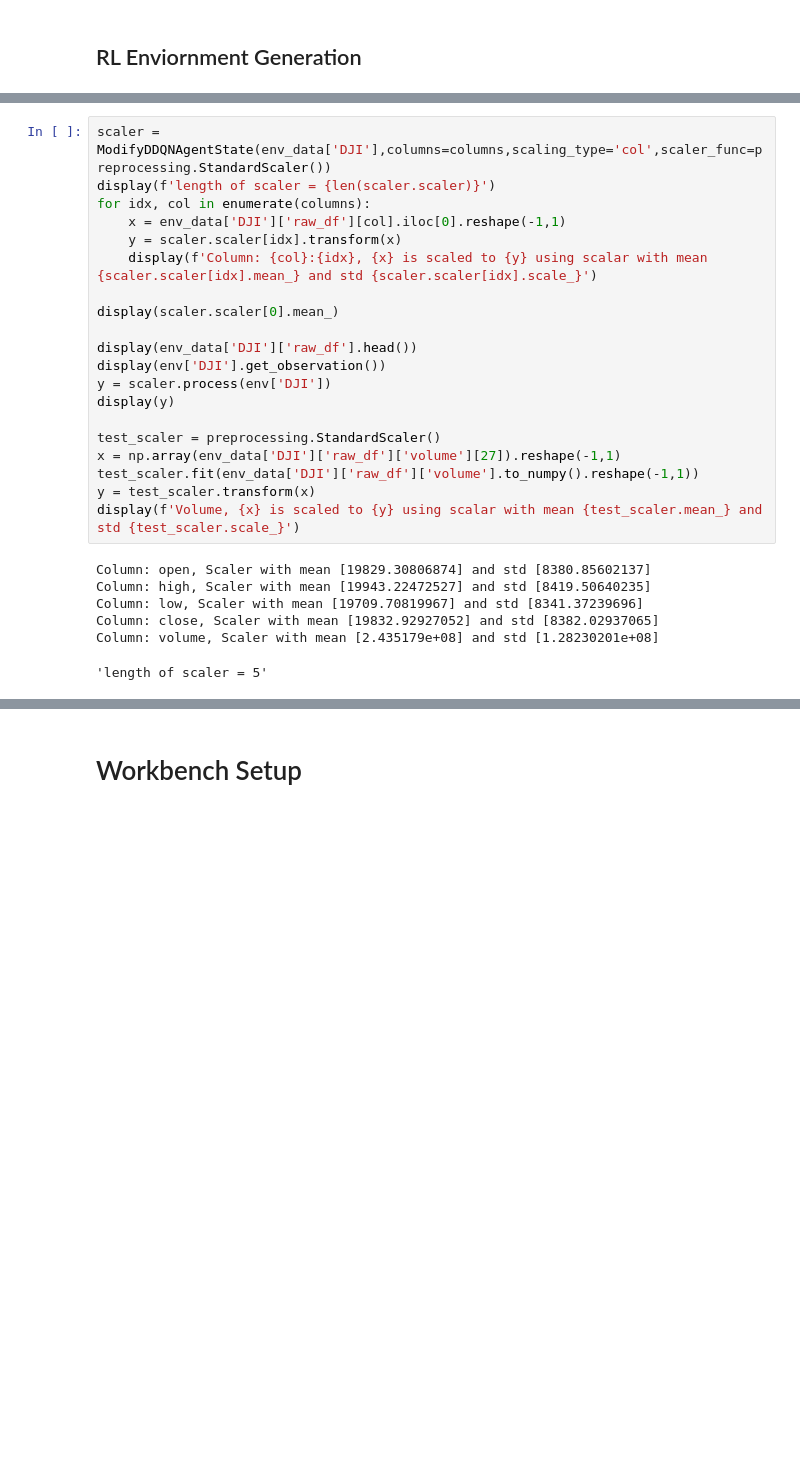
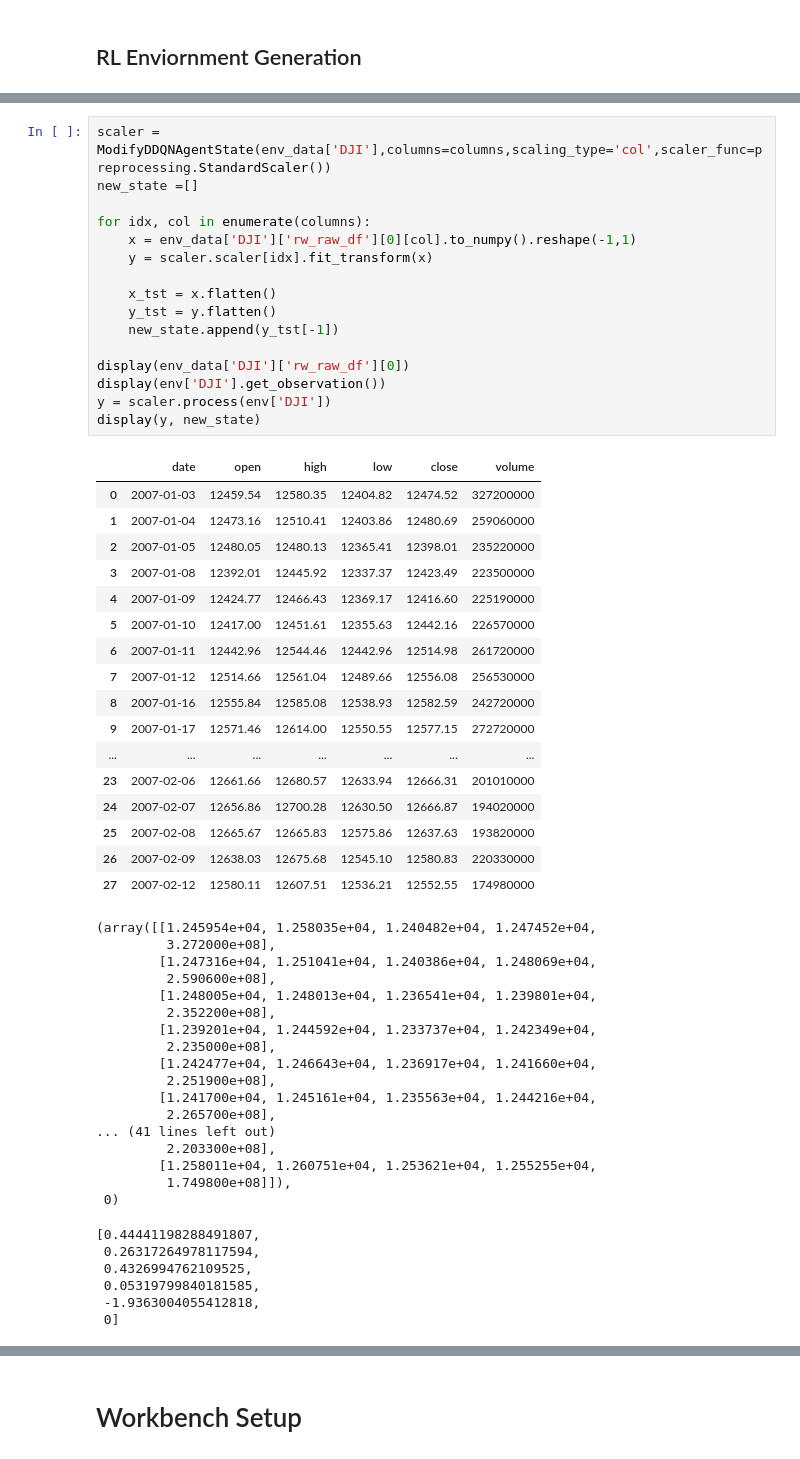
Before and after one commit to CodeBeckZero/MADDQN, a Jupyter notebook: single_agent_work_bench.ipynb, the cells around one changed output, grey strips where cells are left out. Saved outputs shown, nothing was run; the diff lists cells and outputs as text; blank space fills up the shorter version.

Commit message:
Finished testing of total scalar and rolling window scaler for ModifyDDQNAgentState class

```diff
--- a/single_agent_work_bench.ipynb
+++ b/single_agent_work_bench.ipynb
@@ -190,28 +193,58 @@ for stock, file in stock_inputs.items():
                                         commission_rate=0.005)
 # %%
 scaler = ModifyDDQNAgentState(env_data['DJI'],columns=columns,scaling_type='col',scaler_func=preprocessing.StandardScaler())
-display(f'length of scaler = {len(scaler.scaler)}')
+new_state =[]
+
 for idx, col in enumerate(columns):
-    x = env_data['DJI']['raw_df'][col].iloc[0].reshape(-1,1)
-    y = scaler.scaler[idx].transform(x)
-    display(f'Column: {col}:{idx}, {x} is scaled to {y} using scalar with mean {scaler.scaler[idx].mean_} and std {scaler.scaler[idx].scale_}')
+    x = env_data['DJI']['rw_raw_df'][0][col].to_numpy().reshape(-1,1)
+    y = scaler.scaler[idx].fit_transform(x)
 
-display(scaler.scaler[0].mean_)
+    x_tst = x.flatten()
+    y_tst = y.flatten()
+    new_state.append(y_tst[-1])
 
-display(env_data['DJI']['raw_df'].head())
+display(env_data['DJI']['rw_raw_df'][0])
 display(env['DJI'].get_observation())
 y = scaler.process(env['DJI'])
-display(y)
-
-test_scaler = preprocessing.StandardScaler()
-x = np.array(env_data['DJI']['raw_df']['volume'][27]).reshape(-1,1)
-test_scaler.fit(env_data['DJI']['raw_df']['volume'].to_numpy().reshape(-1,1))
-y = test_scaler.transform(x)
-display(f'Volume, {x} is scaled to {y} using scalar with mean {test_scaler.mean_} and std {test_scaler.scale_}')
+display(y, new_state)
 # %% [output]
+|  | date | open | high | low | close | volume |
+| 0 | 2007-01-03 | 12459.54 | 12580.35 | 12404.82 | 12474.52 | 327200000 |
+| 1 | 2007-01-04 | 12473.16 | 12510.41 | 12403.86 | 12480.69 | 259060000 |
+| 2 | 2007-01-05 | 12480.05 | 12480.13 | 12365.41 | 12398.01 | 235220000 |
+| 3 | 2007-01-08 | 12392.01 | 12445.92 | 12337.37 | 12423.49 | 223500000 |
+| 4 | 2007-01-09 | 12424.77 | 12466.43 | 12369.17 | 12416.60 | 225190000 |
+| 5 | 2007-01-10 | 12417.00 | 12451.61 | 12355.63 | 12442.16 | 226570000 |
+| 6 | 2007-01-11 | 12442.96 | 12544.46 | 12442.96 | 12514.98 | 261720000 |
+| 7 | 2007-01-12 | 12514.66 | 12561.04 | 12489.66 | 12556.08 | 256530000 |
+| 8 | 2007-01-16 | 12555.84 | 12585.08 | 12538.93 | 12582.59 | 242720000 |
+| 9 | 2007-01-17 | 12571.46 | 12614.00 | 12550.55 | 12577.15 | 272720000 |
+| ... | ... | ... | ... | ... | ... | ... |
+| 23 | 2007-02-06 | 12661.66 | 12680.57 | 12633.94 | 12666.31 | 201010000 |
+| 24 | 2007-02-07 | 12656.86 | 12700.28 | 12630.50 | 12666.87 | 194020000 |
+| 25 | 2007-02-08 | 12665.67 | 12665.83 | 12575.86 | 12637.63 | 193820000 |
+| 26 | 2007-02-09 | 12638.03 | 12675.68 | 12545.10 | 12580.83 | 220330000 |
+| 27 | 2007-02-12 | 12580.11 | 12607.51 | 12536.21 | 12552.55 | 174980000 |
-Column: open, Scaler with mean [19829.30806874] and std [8380.85602137]
-Column: high, Scaler with mean [19943.22472527] and std [8419.50640235]
-Column: low, Scaler with mean [19709.70819967] and std [8341.37239696]
-Column: close, Scaler with mean [19832.92927052] and std [8382.02937065]
-Column: volume, Scaler with mean [2.435179e+08] and std [1.28230201e+08]
+(array([[1.245954e+04, 1.258035e+04, 1.240482e+04, 1.247452e+04,
+         3.272000e+08],
+        [1.247316e+04, 1.251041e+04, 1.240386e+04, 1.248069e+04,
+         2.590600e+08],
+        [1.248005e+04, 1.248013e+04, 1.236541e+04, 1.239801e+04,
+         2.352200e+08],
+        [1.239201e+04, 1.244592e+04, 1.233737e+04, 1.242349e+04,
+         2.235000e+08],
+        [1.242477e+04, 1.246643e+04, 1.236917e+04, 1.241660e+04,
+         2.251900e+08],
+        [1.241700e+04, 1.245161e+04, 1.235563e+04, 1.244216e+04,
+         2.265700e+08],
+... (41 lines left out)
+         2.203300e+08],
+        [1.258011e+04, 1.260751e+04, 1.253621e+04, 1.255255e+04,
+         1.749800e+08]]),
+ 0)
-'length of scaler = 5'
+[0.44441198288491807,
+ 0.26317264978117594,
+ 0.4326994762109525,
+ 0.05319799840181585,
+ -1.9363004055412818,
+ 0]
```
Also changed, not shown: parts of 9 cells of this notebook, 1 other file.
